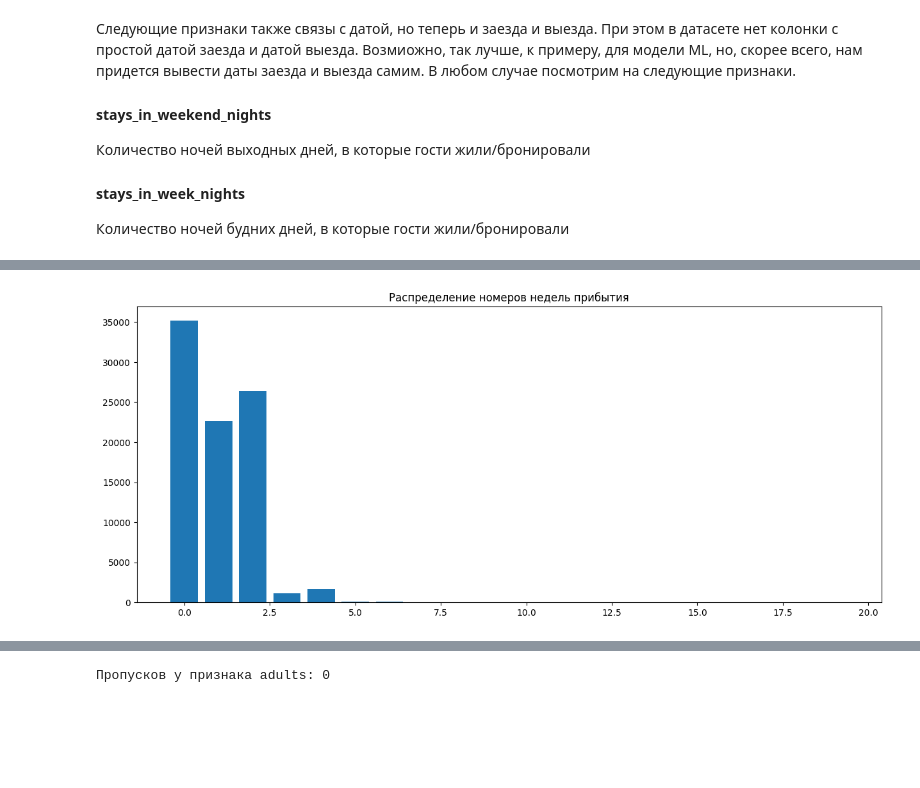
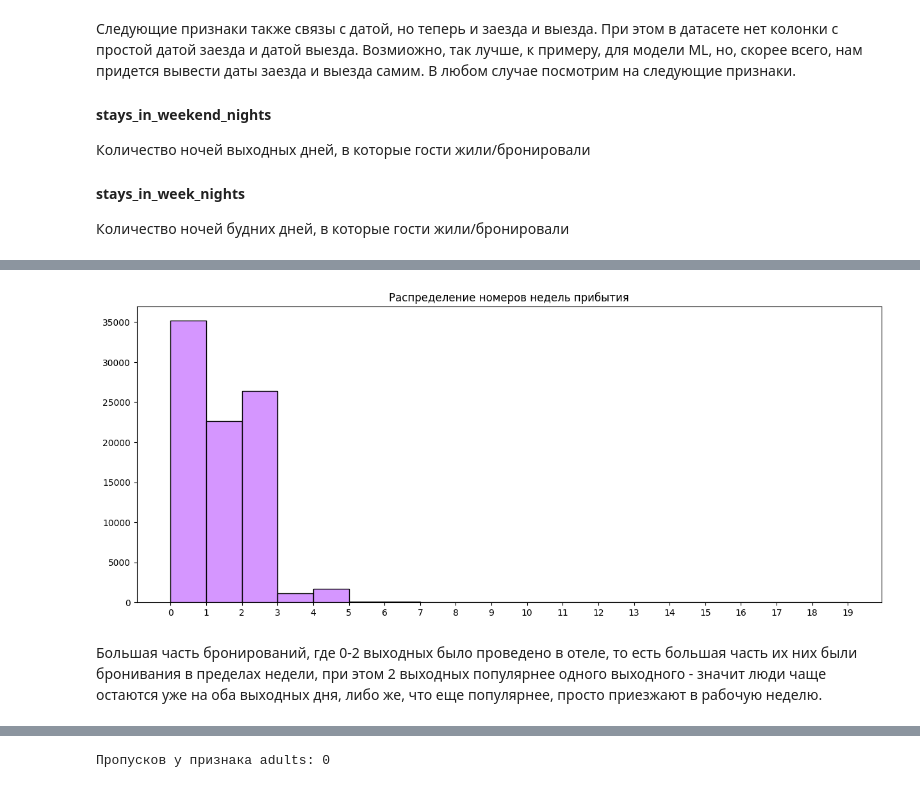
Before and after one commit to burtsev-sa/gp_4, a Jupyter notebook: start.ipynb, the cells around one changed output, grey strips where cells are left out. Cells and saved outputs as stored; diff of their text form; code cells hidden in the pictures; blank space fills up the shorter version.

```diff
--- a/start.ipynb
+++ b/start.ipynb
@@ -210,7 +281,11 @@ plt.show()
 # %%
 plt.figure(figsize=(15,6))
 plt.title('Распределение номеров недель прибытия')
-plt.bar(df['stays_in_weekend_nights'].value_counts().index, df['stays_in_weekend_nights'].value_counts().values)
+# plt.bar(df['stays_in_weekend_nights'].value_counts().index, df['stays_in_weekend_nights'].value_counts().values)
+plt.hist(df['stays_in_weekend_nights'], bins=19, edgecolor='black', color='#d596ff')
+plt.xticks(range(0, 20))
 plt.show()
 # %% [output]
-[figure, old version]
+[figure, new version]
+# %% [markdown]
+Большая часть бронирований, где 0-2 выходных было проведено в отеле, то есть большая часть их них были бронивания в пределах недели, при этом 2 выходных популярнее одного выходного - значит люди чаще остаются уже на оба выходных дня, либо же, что еще популярнее, просто приезжают в рабочую неделю.
```
Also changed, not shown: parts of 49 cells of this notebook.
